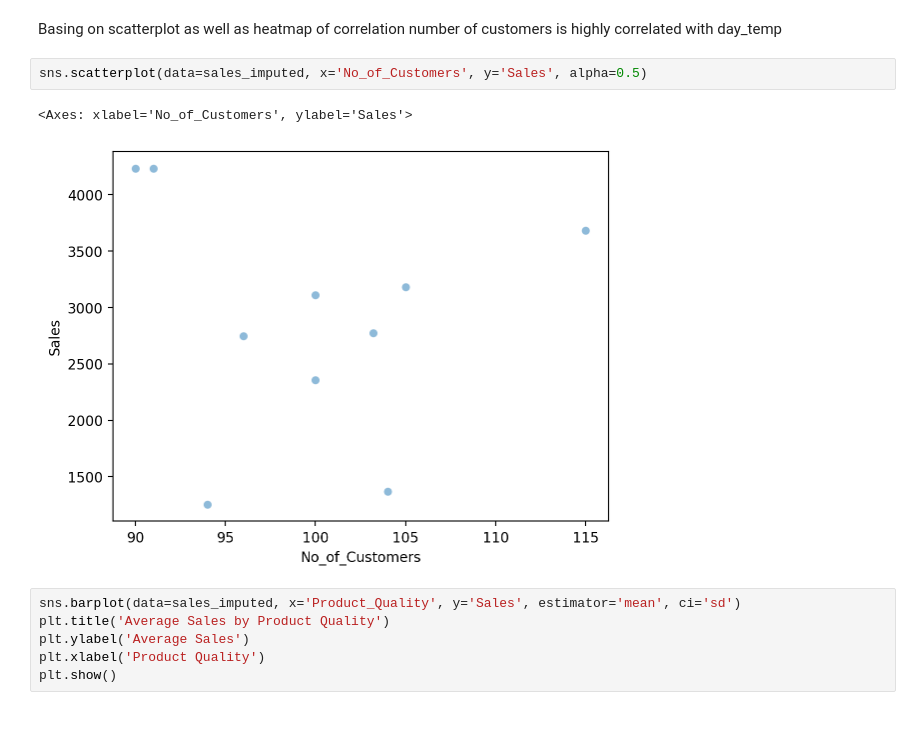
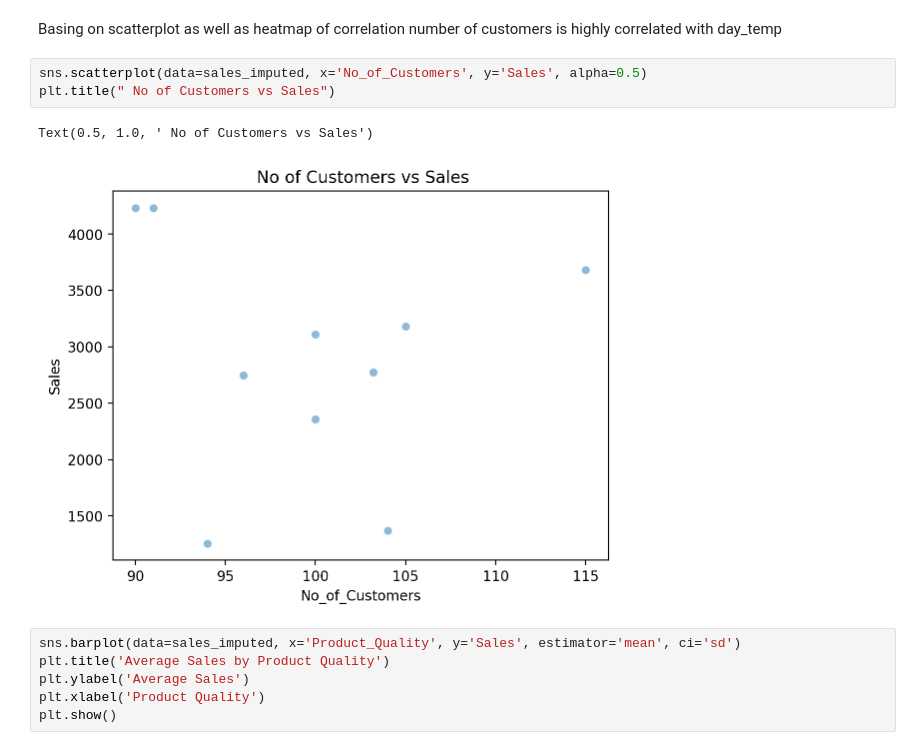
Before and after one commit to bartek00000/descripitve_stat, a Jupyter notebook: Exercise9.ipynb, the cells around one changed output. Cells and saved outputs as stored; diff of their text form; blank space fills up the shorter version.

```diff
--- a/Exercise9.ipynb
+++ b/Exercise9.ipynb
@@ -683,9 +683,10 @@ Text(0.5, 1.0, ' Day Temp vs No of Customers')
 Basing on scatterplot as well as heatmap of correlation number of customers is highly correlated with day_temp
 # %%
 sns.scatterplot(data=sales_imputed, x='No_of_Customers', y='Sales', alpha=0.5)
+plt.title(" No of Customers vs Sales")
 # %% [output]
-<Axes: xlabel='No_of_Customers', ylabel='Sales'>
+Text(0.5, 1.0, ' No of Customers vs Sales')
-[figure, old version]
+[figure, new version]
 # %%
 sns.barplot(data=sales_imputed, x='Product_Quality', y='Sales', estimator='mean', ci='sd')
 plt.title('Average Sales by Product Quality')
```
